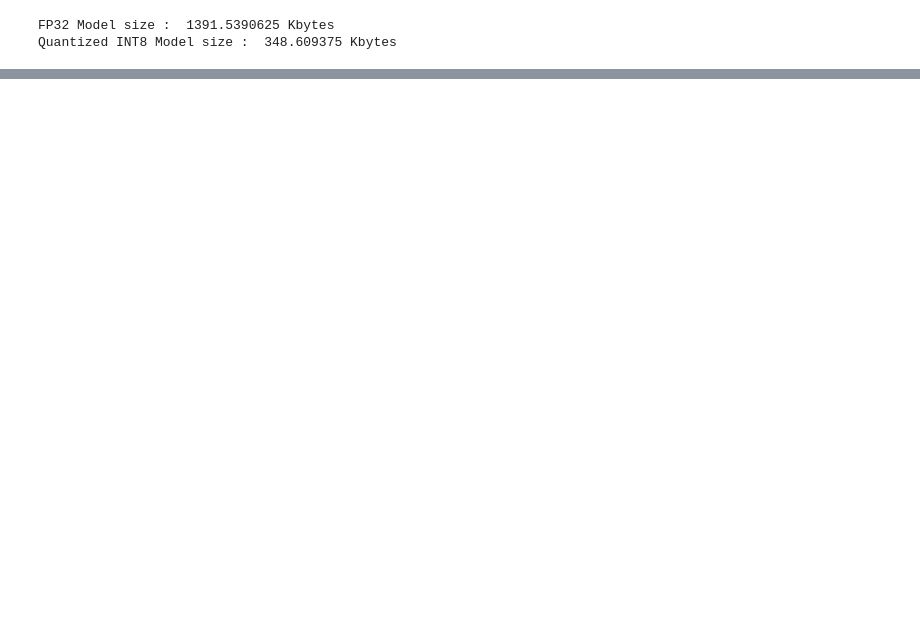
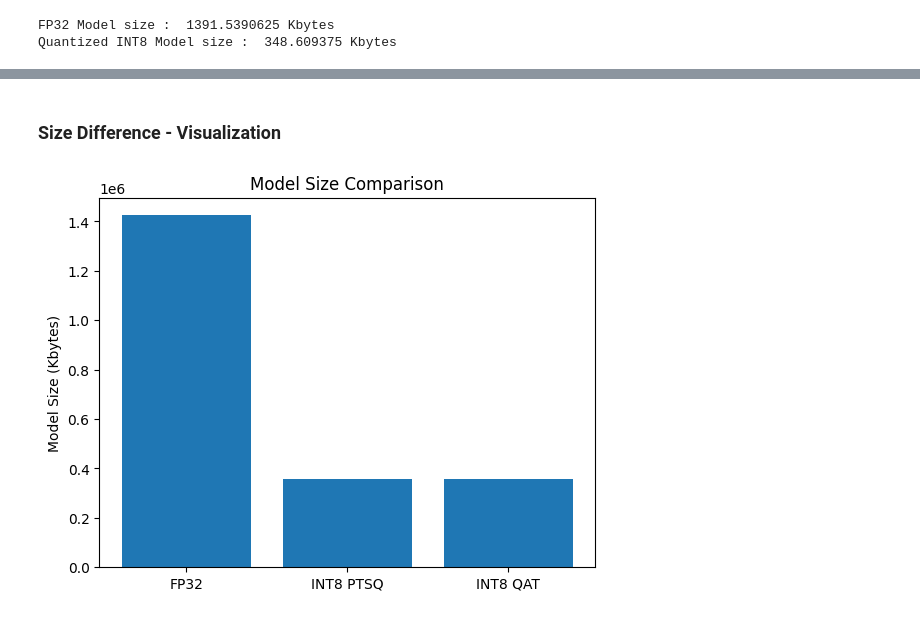
Before and after one commit to tabbas97/mentium-takehome, a Jupyter notebook: mentium.ipynb, the cells around one changed output, grey strips where cells are left out. Cells and saved outputs as stored; diff of their text form; code cells hidden in the pictures; blank space fills up the shorter version.

```diff
--- a/mentium.ipynb
+++ b/mentium.ipynb
@@ -343,7 +366,7 @@ class MNISTClassificationQuantize(nn.Module):
         with torch.no_grad():
             return torch.argmax(self.forward(x), 1)
 
-model_fp32 = MNISTClassificationQuantize('checkpoints/model_0_0.pth')
+model_fp32 = MNISTClassificationQuantize('checkpoints/best_model.pth')
 
 model_fp32.eval()
 model_fp32.qconfig = torch.ao.quantization.get_default_qconfig('x86')
@@ -355,10 +378,14 @@ model_fp32_fused = torch.ao.quantization.fuse_modules(
         ])
 model_fp32_prepared = torch.ao.quantization.prepare(model_fp32_fused)
 
-inp_fp32 = torch.randn(1, 1, 28, 28)
+# The model needs to be run on valid data to record the quantization parameters.
+# Running it on random data will yield extremely poor results
 
-model_fp32_prepared(inp_fp32)
+for t_index, (X, y) in enumerate(train_loader):
+    model_fp32_prepared(X)
+    if t_index == 100:
+        break
 
 model_int8_quantized_ptsq = torch.ao.quantization.convert(model_fp32_prepared)
 
-res = model_int8_quantized_ptsq(inp_fp32)
+res = model_int8_quantized_ptsq(torch.rand(1, 1, 28, 28))
@@ -526,0 +555,11 @@ QAT Loss in Accuracy :  -1.0462742429397736 %
+# %% [markdown]
+### Size Difference - Visualization
+# %%
+import matplotlib.pyplot as plt
+
+plt.bar(['FP32', 'INT8 PTSQ', 'INT8 QAT'], [model_fp32_size, model_int8_quantized_ptsq_size, model_int8_size])
+plt.ylabel('Model Size (Kbytes)')
+plt.title('Model Size Comparison')
+plt.show()
+# %% [output]
+[figure, added]
```
Also changed, not shown: parts of 21 cells of this notebook, 1 other file.
